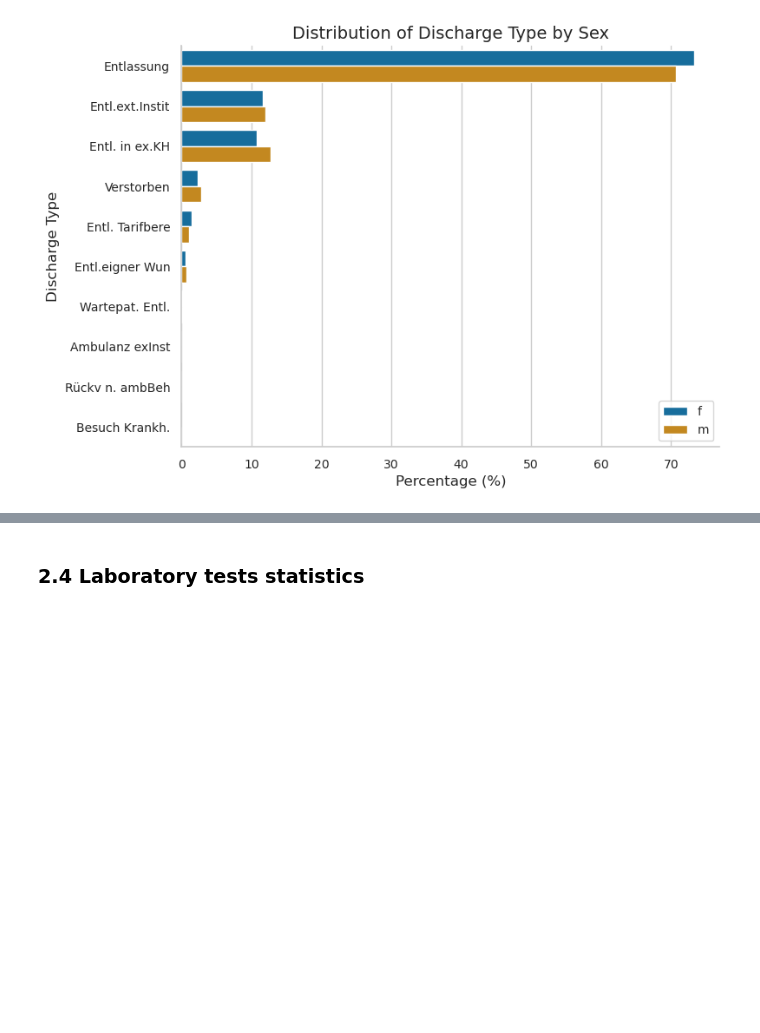
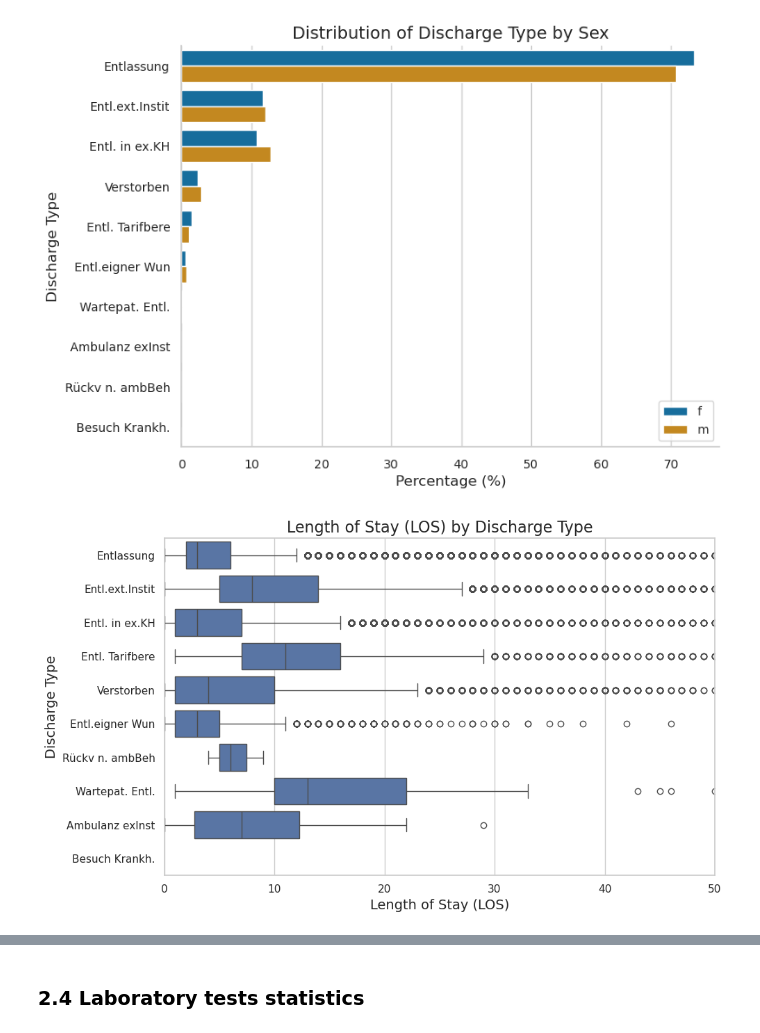
Before and after one commit to Yokopa/hospital-stay-discharge-prediction, a Jupyter notebook: code/4_eda_merged_data.ipynb, the cells around one changed output, grey strips where cells are left out. Saved outputs shown, nothing was run; the diff lists cells and outputs as text; code cells hidden in the pictures; blank space fills up the shorter version.

```diff
--- a/code/4_eda_merged_data.ipynb
+++ b/code/4_eda_merged_data.ipynb
@@ -214,3 +228,17 @@ sns.despine()
 plt.show()
 # %% [output]
 [figure]
+# %%
+# Assuming 'merged_data' is your DataFrame and it has the columns 'discharge_type' and 'LOS'
+
+plt.figure(figsize=(10, 6))
+sns.boxplot(y='discharge_type', x='length_of_stay_days', data=merged_data)
+#sns.despine()
+plt.title('Length of Stay (LOS) by Discharge Type', fontsize=16)
+plt.ylabel('Discharge Type', fontsize=14)
+plt.xlabel('Length of Stay (LOS)', fontsize=14)
+plt.tight_layout()
+plt.xlim(0, 50)
+plt.show()
+# %% [output]
+[figure, added]
```
Also changed, not shown: parts of 9 cells of this notebook.
